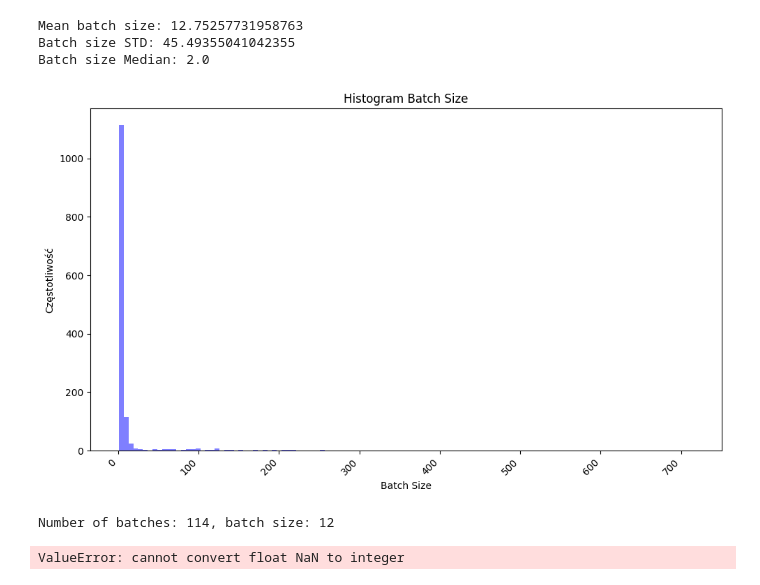
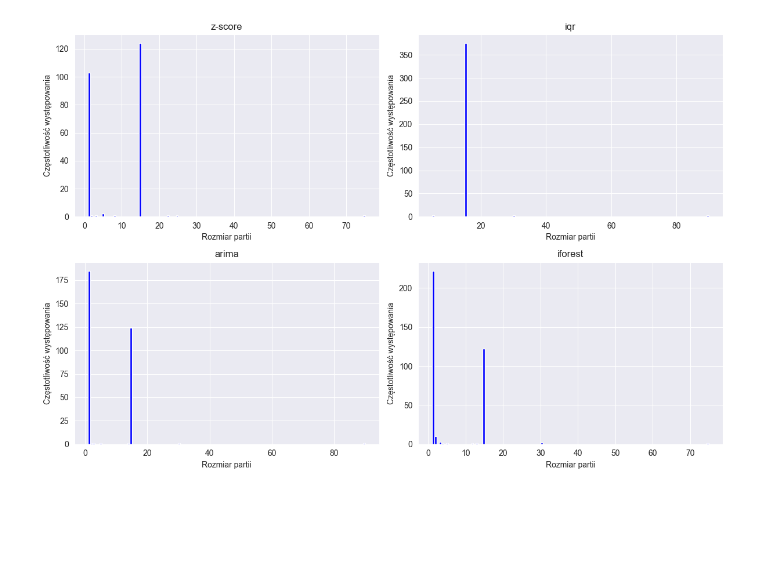
Before and after one commit to KarolSekscinski/anomaly-detection, a Jupyter notebook: sandbox/eval_results.ipynb, the cells around one changed output. Cells and saved outputs as stored; diff of their text form; code cells hidden in the pictures; blank space fills up the shorter version.

```diff
--- a/sandbox/eval_results.ipynb
+++ b/sandbox/eval_results.ipynb
@@ -62,10 +8,0 @@ Confusion Matrix for Volume Anomalies:
-# %%
-df = pd.read_csv('data/iforest/combined_15min.csv')
-create_method_analysis(iforest_anomalies, df)
-# %% [output]
-Mean batch size: 12.75257731958763
-Batch size STD: 45.49355041042355
-Batch size Median: 2.0
-[figure, removed]
-Number of batches: 114, batch size: 12
-ValueError: cannot convert float NaN to integer
@@ -71,0 +22,10 @@ ValueError: cannot convert float NaN to integer
+# %%
+df_z_score = pd.read_csv('data/z-score/combined_15min.csv')
+df_iqr_score = pd.read_csv('data/iqr/combined_15min.csv')
+df_arima_score = pd.read_csv('data/arima/combined_15min.csv')
+df_iforest_score = pd.read_csv('data/iforest/combined_15min.csv')
+
+titles = ["z-score", "iqr", "arima", "iforest"]
+batch_statistics_and_plots(df_z_score, df_iqr_score, df_arima_score, df_iforest_score, titles=titles, x_label="Rozmiar partii", y_label="Częstotliwość występowania")
+# %% [output]
+[figure, added]
```
Also changed, not shown: parts of 11 cells of this notebook, 16 other files.
